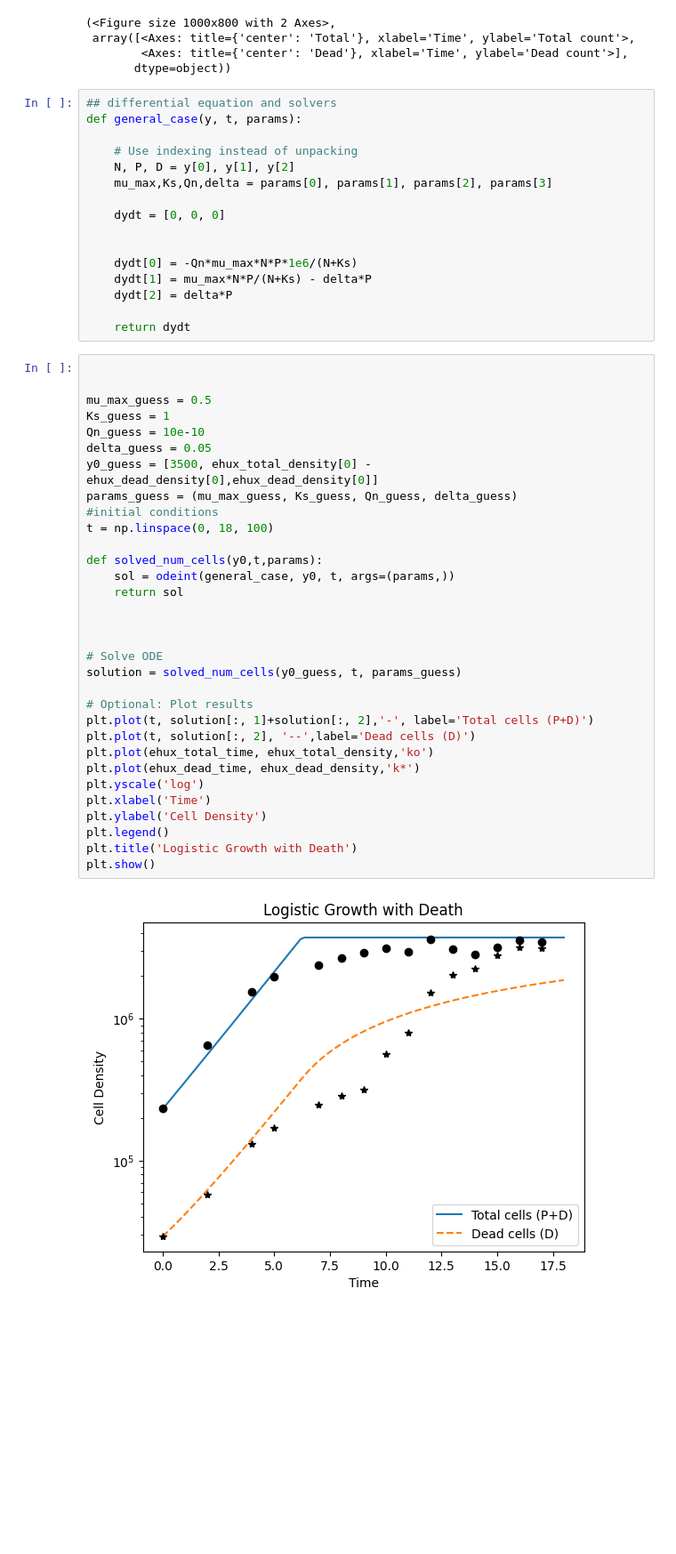
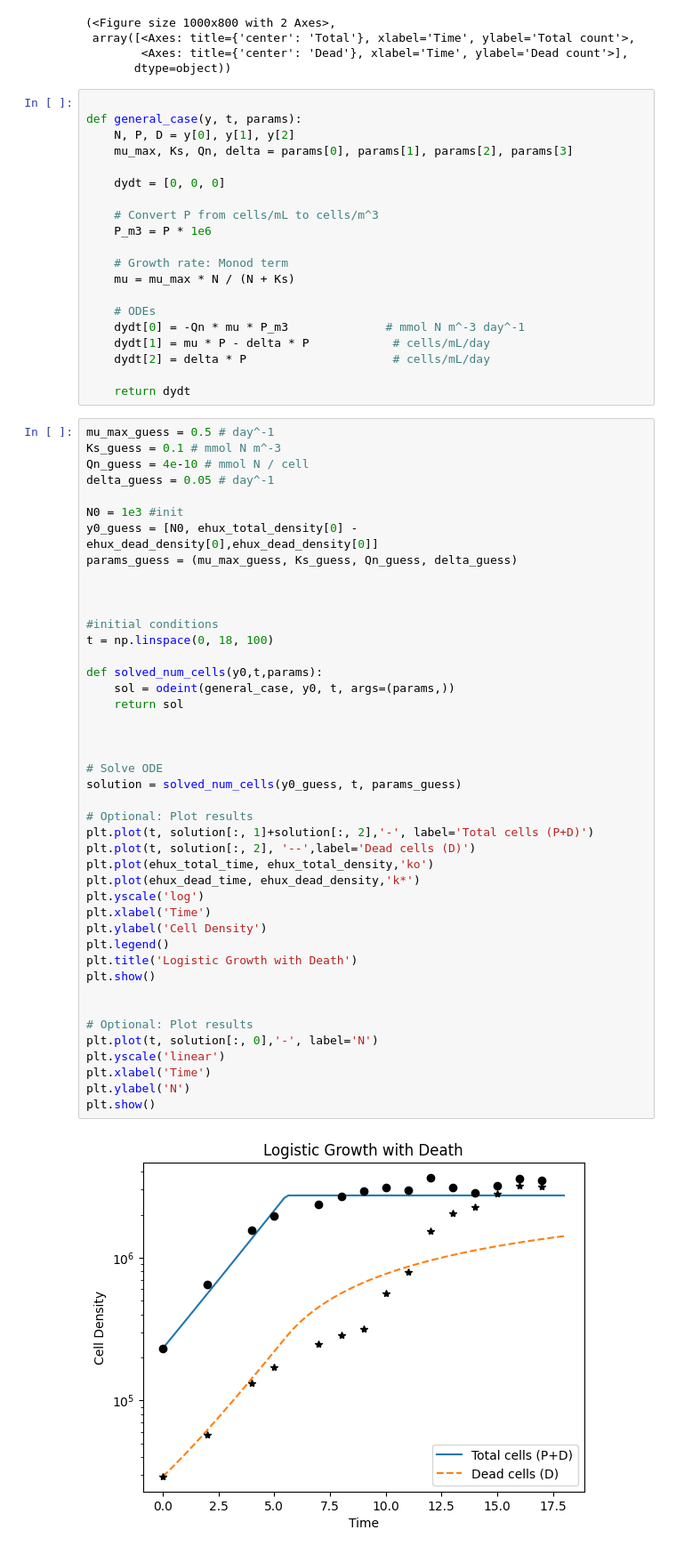
Before and after one commit to B2-Bayesian-for-Biology/MCMCwithODEs_primer, a Jupyter notebook: case_study_2/python/src/vardi_data_logistic_growth_death.ipynb, the cells around one changed output. Shown at 89% size. Cells and saved outputs as stored; diff of their text form; blank space fills up the shorter version.

```diff
--- a/case_study_2/python/src/vardi_data_logistic_growth_death.ipynb
+++ b/case_study_2/python/src/vardi_data_logistic_growth_death.ipynb
@@ -727,52 +727,67 @@ posterior_dynamics4(
         <Axes: title={'center': 'Dead'}, xlabel='Time', ylabel='Dead count'>],
        dtype=object))
 # %%
-## differential equation and solvers
+
 def general_case(y, t, params):
-
-    # Use indexing instead of unpacking
     N, P, D = y[0], y[1], y[2]
-    mu_max,Ks,Qn,delta = params[0], params[1], params[2], params[3]
+    mu_max, Ks, Qn, delta = params[0], params[1], params[2], params[3]
 
     dydt = [0, 0, 0]
 
+    # Convert P from cells/mL to cells/m^3
+    P_m3 = P * 1e6
 
-    dydt[0] = -Qn*mu_max*N*P*1e6/(N+Ks)
-    dydt[1] = mu_max*N*P/(N+Ks) - delta*P
-    dydt[2] = delta*P
+    # Growth rate: Monod term
+    mu = mu_max * N / (N + Ks)
+
+    # ODEs
+    dydt[0] = -Qn * mu * P_m3              # mmol N m^-3 day^-1
+    dydt[1] = mu * P - delta * P            # cells/mL/day
+    dydt[2] = delta * P                     # cells/mL/day
 
     return dydt
 # %%
+mu_max_guess = 0.5 # day^-1
+Ks_guess = 0.1 # mmol N m^-3
+Qn_guess = 4e-10 # mmol N / cell
+delta_guess = 0.05 # day^-1
+
+N0 = 1e3 #init
+y0_guess = [N0, ehux_total_density[0] - ehux_dead_density[0],ehux_dead_density[0]]
+params_guess = (mu_max_guess, Ks_guess, Qn_guess, delta_guess)
 
 
-mu_max_guess = 0.5
-Ks_guess = 1
-Qn_guess = 10e-10
-delta_guess = 0.05
-y0_guess = [3500, ehux_total_density[0] - ehux_dead_density[0],ehux_dead_density[0]]
-params_guess = (mu_max_guess, Ks_guess, Qn_guess, delta_guess)
+
 #initial conditions
 t = np.linspace(0, 18, 100)
 
 def solved_num_cells(y0,t,params):
     sol = odeint(general_case, y0, t, args=(params,))
     return sol
 
 
 
 # Solve ODE
 solution = solved_num_cells(y0_guess, t, params_guess)
 
 # Optional: Plot results
 plt.plot(t, solution[:, 1]+solution[:, 2],'-', label='Total cells (P+D)')
 plt.plot(t, solution[:, 2], '--',label='Dead cells (D)')
 plt.plot(ehux_total_time, ehux_total_density,'ko')
 plt.plot(ehux_dead_time, ehux_dead_density,'k*')
 plt.yscale('log')
 plt.xlabel('Time')
 plt.ylabel('Cell Density')
 plt.legend()
 plt.title('Logistic Growth with Death')
 plt.show()
+
+
+# Optional: Plot results
+plt.plot(t, solution[:, 0],'-', label='N')
+plt.yscale('linear')
+plt.xlabel('Time')
+plt.ylabel('N')
+plt.show()
 # %% [output]
-[figure, old version]
+[figure, new version]
```
Also changed, not shown: parts of 4 cells of this notebook, 18 other files.
